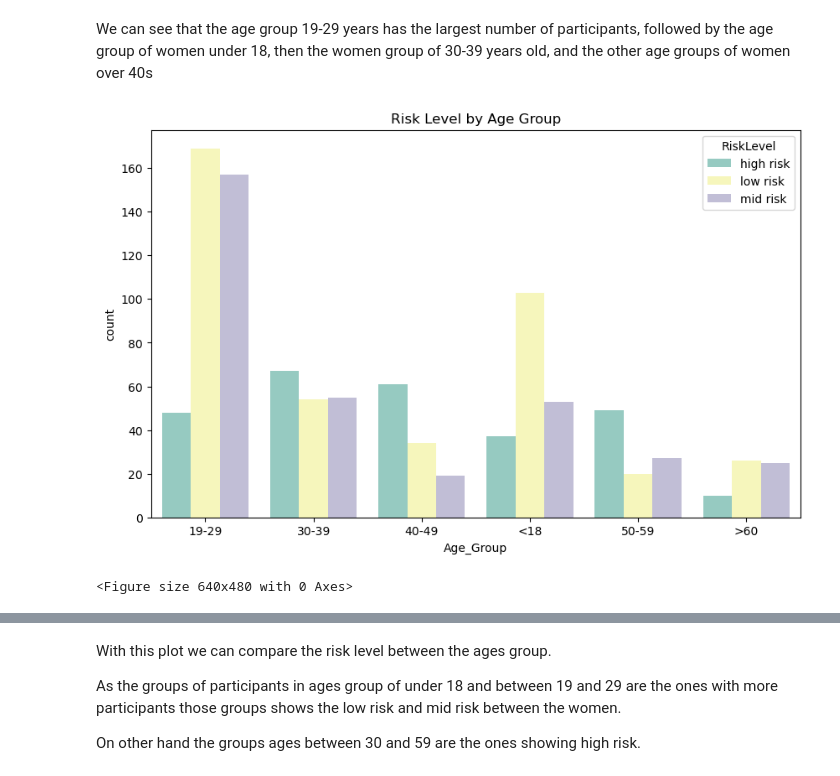
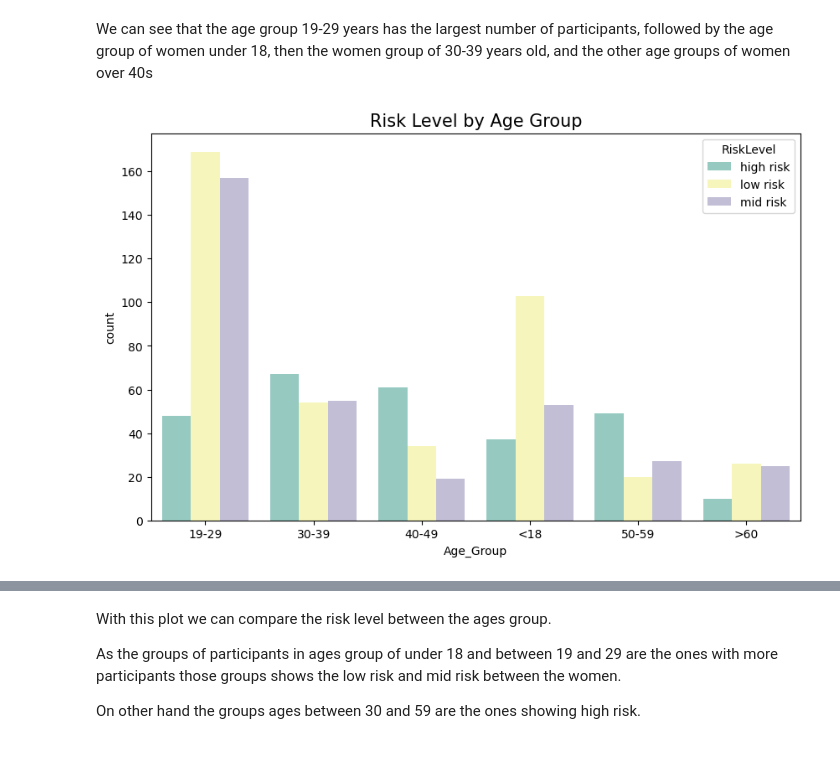
Before and after one commit to Jennyicano/PFDA, a Jupyter notebook: pfda_project/big_project.ipynb, the cells around one changed output, grey strips where cells are left out. Drawn from its saved outputs; the diff is of its cells as text; code cells hidden in the pictures.

Commit message:
fixing the error to save the images

```diff
--- a/pfda_project/big_project.ipynb
+++ b/pfda_project/big_project.ipynb
@@ -170,14 +171,13 @@ We can see that the age group 19-29 years has the largest number of participants
 # %%
 # Looking at the risk level of the participants by age group.
 
 fig, ax = plt.subplots(figsize=(10, 6))
 sns.countplot(data=df, x='Age_Group', hue='RiskLevel', palette='Set3')
-plt.title('Risk Level by Age Group')
+plt.title('Risk Level by Age Group', fontsize=15)
+plt.savefig('img/risk_level_by_age_group.png')
 plt.show()
-plt.savefig('img/risk_level_by_age_group.png')
 # %% [output]
-[figure, old version]
+[figure, new version]
-<Figure size 640x480 with 0 Axes>
 # %%
 # Looking at the Risk level numbers depending of each age group.
 
```
Also changed, not shown: parts of 4 cells of this notebook, 17 other files.
